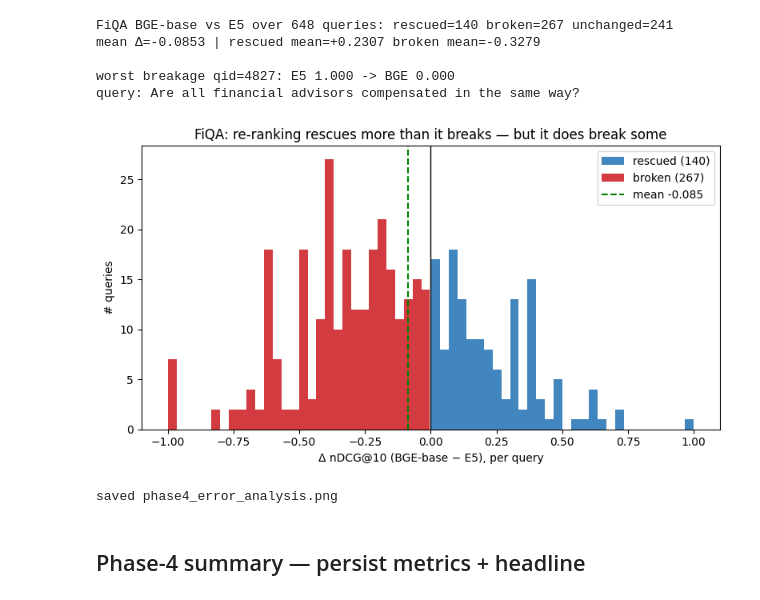
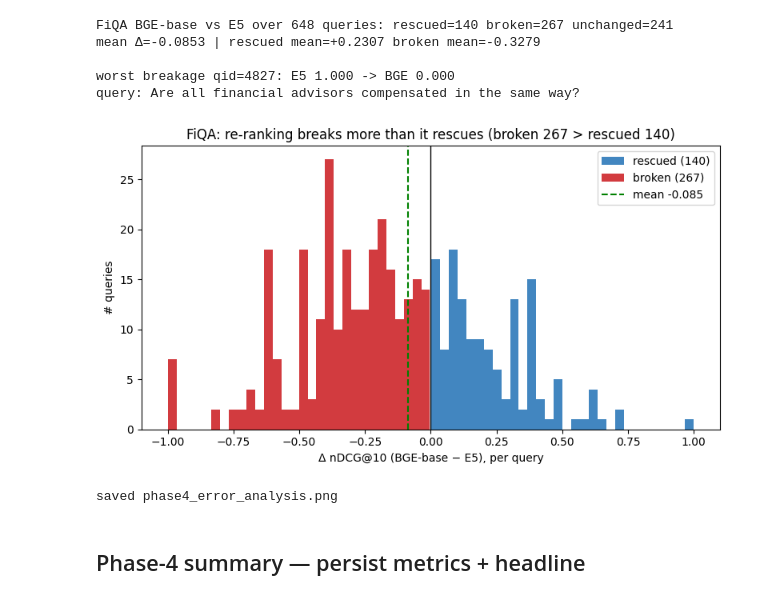
Before and after one commit to anthonyrodrigues443/RAG-Pipeline-Optimizer, a Jupyter notebook: notebooks/phase4_reranking.ipynb, the cells around one changed output. Drawn from its saved outputs; the diff is of its cells as text; code cells hidden in the pictures.

```diff
--- a/notebooks/phase4_reranking.ipynb
+++ b/notebooks/phase4_reranking.ipynb
@@ -142,7 +142,9 @@ def run_from_scores(scores, spans):
 def score_cached(tag, mid, pairs, bs=64, max_len=256):
     f = f"{CACHE_DIR}/scores__{tag}.npy"; fm = f"{CACHE_DIR}/scores__{tag}.meta.json"
     if os.path.exists(f) and os.path.exists(fm):
-        return np.load(f), json.load(open(fm)), True
+        s = np.load(f)
+        assert len(s) == len(pairs), f"cache len mismatch {tag}: {len(s)} != {len(pairs)}"
+        return s, json.load(open(fm)), True
     ce = get_ce(mid, max_len)
     t0 = time.time(); s = np.asarray(ce.predict(pairs, batch_size=bs, show_progress_bar=False)); dt = time.time()-t0
     meta = dict(dt=dt, npairs=len(pairs), pairs_per_s=len(pairs)/dt if dt else 0.0)
@@ -422,6 +424,10 @@ def build_prompt(qid):
             f"LEAST relevant to the query.\nReply with ONLY the passage numbers in ranked order, best first, "
             f"space-separated (e.g. '3 1 5 ...'). No explanation.\n\nQuery: {q}\n\nPassages:\n{body}")
 
+def is_strict_perm(text, n):
+    ns = [int(z) for z in _re.findall(r"\d+", text)]
+    return sorted(ns) == list(range(1, n+1))
+
 def parse_perm(text, n):
     if not text or text.startswith("__ERROR__"): return None
     seen, perm = set(), []
@@ -488,9 +494,10 @@ for backend, model, tag in LLMS:
         rec = cache.get(ckey(qid, tag), {}); perm = parse_perm(rec.get("raw",""), 10)
         lats.append(rec.get("latency_s", np.nan))
         run[qid] = [top10[qid][p-1] for p in perm] if perm else top10[qid]; ok += bool(perm)
+    strict = sum(1 for qid in sample_qids if is_strict_perm(cache.get(ckey(qid,tag),{}).get("raw",""), 10))
     results[tag] = dict(m=evaluate(run, sample_qrels), lat_ms=float(np.nanmedian(lats)*1e3),
-                        cost=COST[tag], parse_ok=ok/len(sample_qids))
+                        cost=COST[tag], parse_ok=ok/len(sample_qids), strict_ok=strict/len(sample_qids))
 for k,v in results.items():
     print(f"{k:22s} nDCG@10={v['m']['ndcg@10']:.4f} MRR@10={v['m']['mrr@10']:.4f} "
-          f"R@5={v['m']['recall@5']:.4f} | lat={v['lat_ms']:.0f}ms parse={v.get('parse_ok',1.0):.0%}")
+          f"R@5={v['m']['recall@5']:.4f} | lat={v['lat_ms']:.0f}ms strict-perm={v.get('strict_ok',1.0):.0%}")
 # %% [output]
@@ -566,16 +573,16 @@ query: Are all financial advisors compensated in the same way?
 # %%
 fig, ax = plt.subplots(figsize=(8,4.5))
 d = dd.delta.values
 ax.hist(d[d>1e-6], bins=30, color="#2171b5", alpha=0.85, label=f"rescued ({resc})")
 ax.hist(d[d<-1e-6], bins=30, color="#cb181d", alpha=0.85, label=f"broken ({brok})")
 ax.axvline(0, c="k", lw=1); ax.axvline(dd.delta.mean(), c="green", ls="--", lw=1.5, label=f"mean {dd.delta.mean():+.3f}")
 ax.set_xlabel("Δ nDCG@10 (BGE-base − E5), per query"); ax.set_ylabel("# queries")
-ax.set_title("FiQA: re-ranking rescues more than it breaks — but it does break some")
+ax.set_title("FiQA: re-ranking breaks more than it rescues (broken 267 > rescued 140)")
 ax.legend(); plt.tight_layout()
 plt.savefig(f"{RES}/phase4_error_analysis.png", dpi=130, bbox_inches="tight"); plt.show()
 print("saved phase4_error_analysis.png")
 # %% [output]
-[figure, old version]
+[figure, new version]
 saved phase4_error_analysis.png
 # %% [markdown]
 ## Phase-4 summary — persist metrics + headline
```
Also changed, not shown: parts of 6 cells of this notebook, 4 other files.
